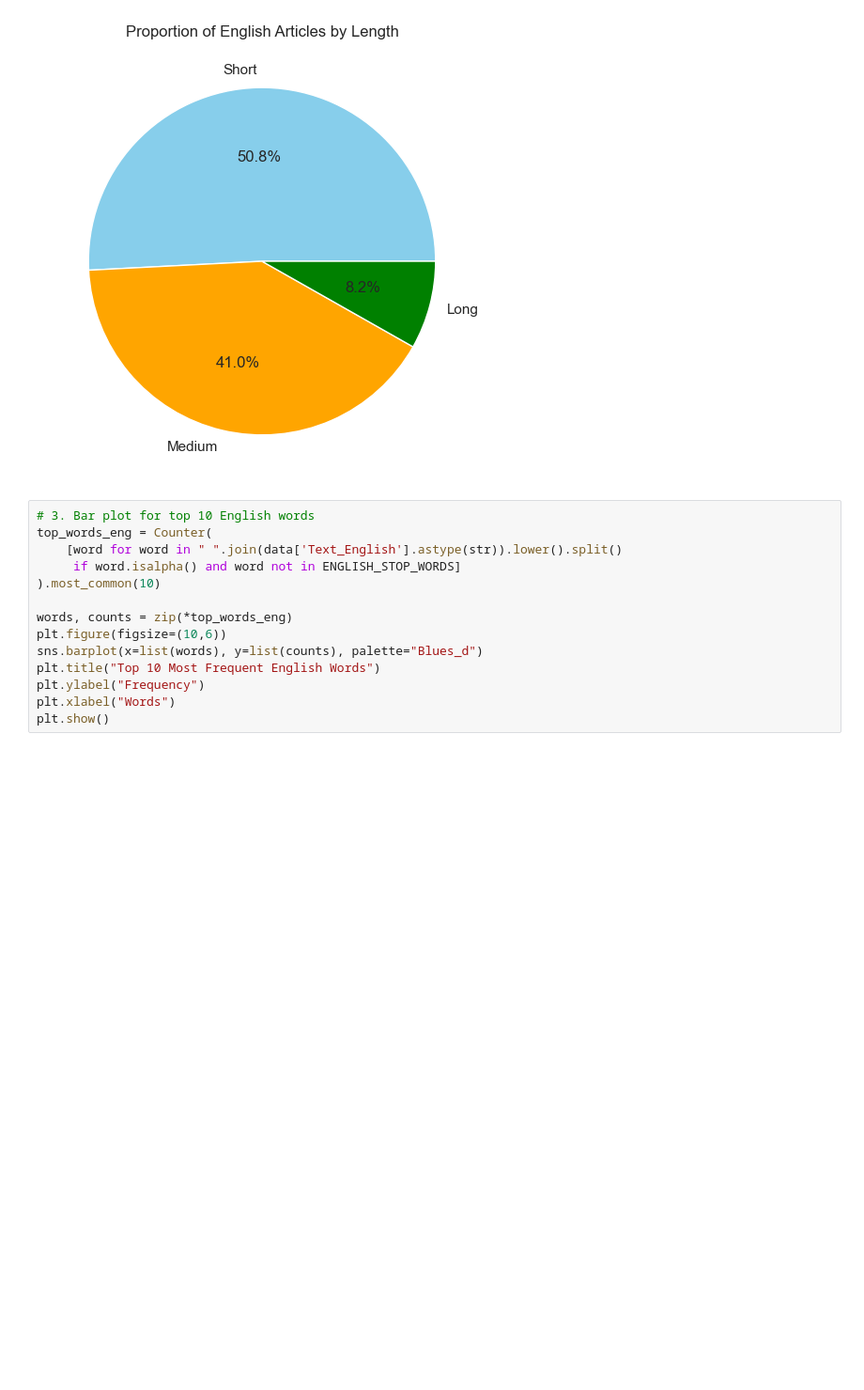
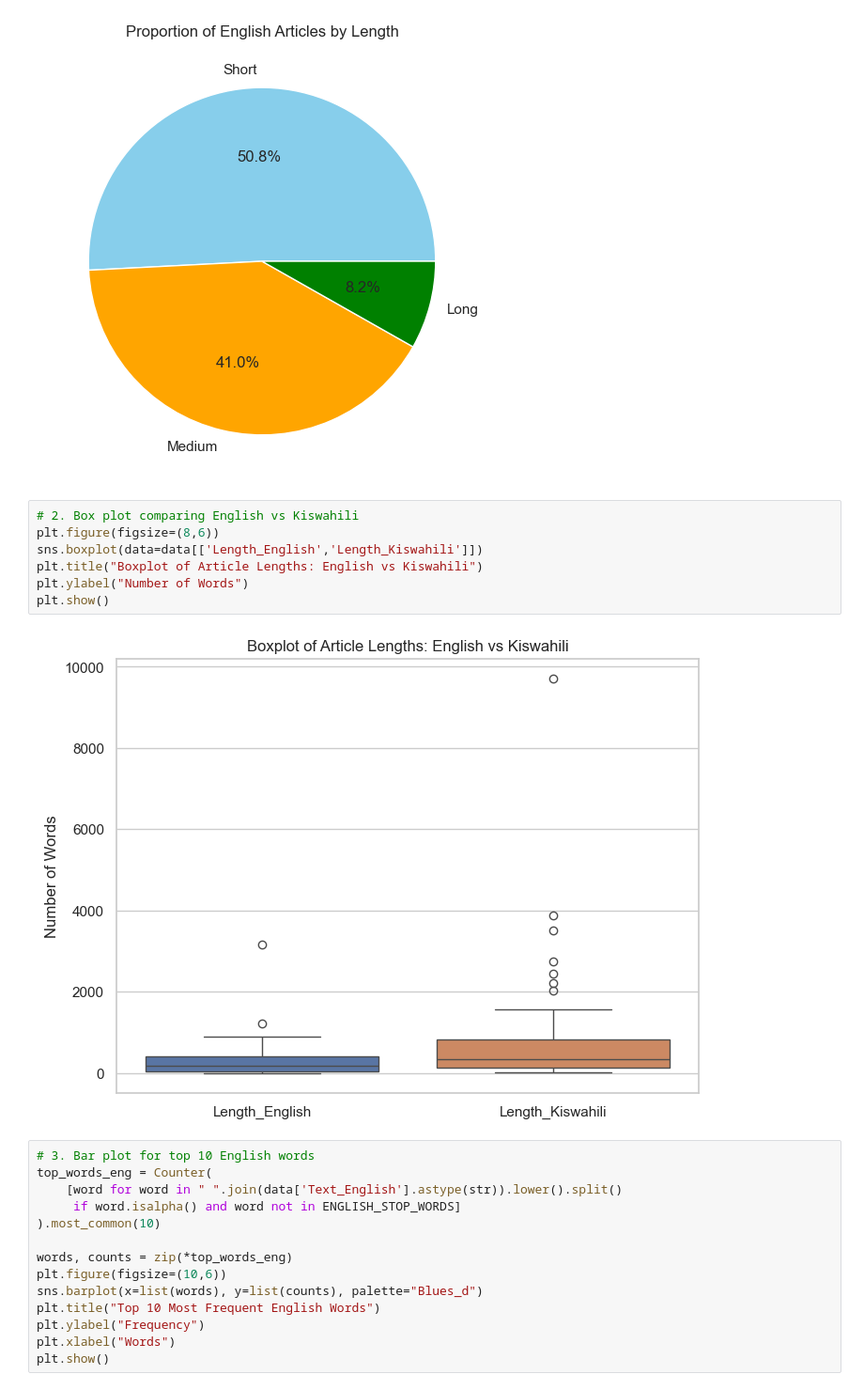
Before and after one commit to OndiekiFrank/kenya-constitution-ai-agent, a Jupyter notebook: Notebooks/kenya_constitution_ai_agent.ipynb, the cells around one changed output. Shown at 94% size. Cells and saved outputs as stored; diff of their text form; blank space fills up the shorter version.

Commit message:
Add box plot for article lengths.

```diff
--- a/Notebooks/kenya_constitution_ai_agent.ipynb
+++ b/Notebooks/kenya_constitution_ai_agent.ipynb
@@ -643,6 +643,15 @@ plt.ylabel("")
 plt.show()
 # %% [output]
 [figure]
+# %%
+# 2. Box plot comparing English vs Kiswahili
+plt.figure(figsize=(8,6))
+sns.boxplot(data=data[['Length_English','Length_Kiswahili']])
+plt.title("Boxplot of Article Lengths: English vs Kiswahili")
+plt.ylabel("Number of Words")
+plt.show()
+# %% [output]
+[figure, added]
 # %%
 # 3. Bar plot for top 10 English words
 top_words_eng = Counter(
```
